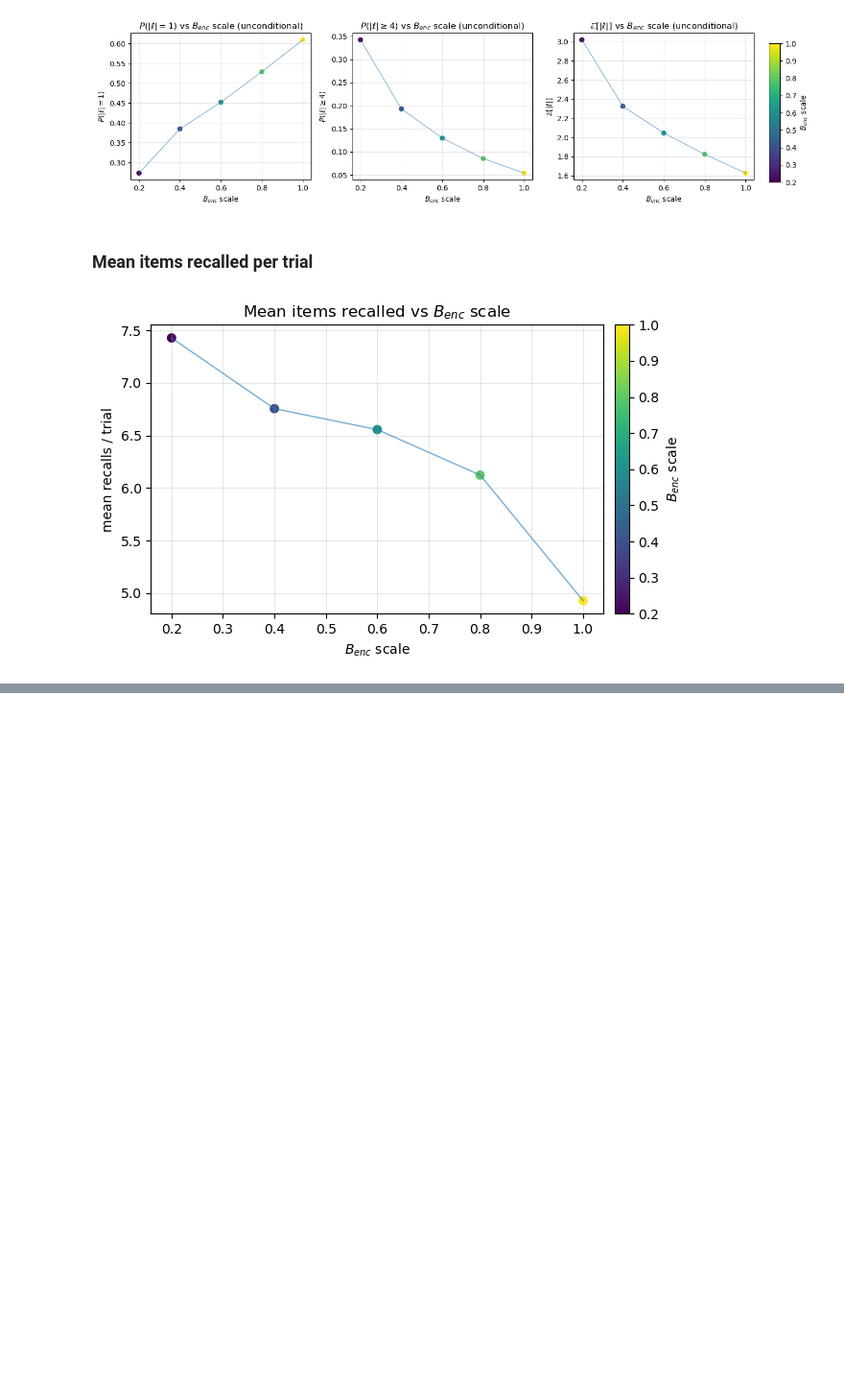
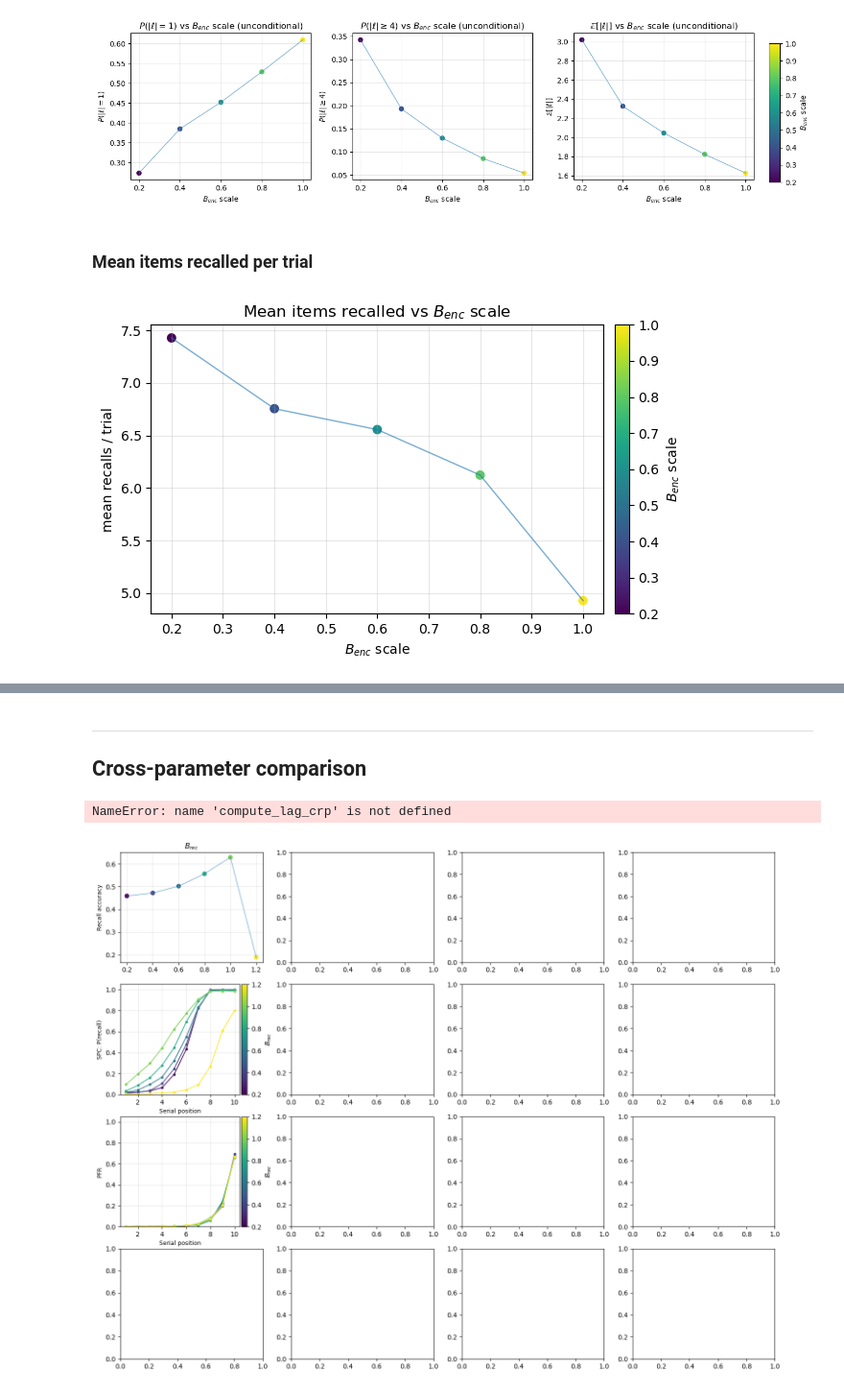
Before and after one commit to beaverjuly/PTSD_MemorySegmentation, a Jupyter notebook: external/CMR_SEM/CMR_multiParameterSweep/behavioral_metrics.ipynb, the cells around one changed output, grey strips where cells are left out. Shown at 96% size. Cells and saved outputs as stored; diff of their text form; code cells hidden in the pictures; blank space fills up the shorter version.

```diff
--- a/external/CMR_SEM/CMR_multiParameterSweep/behavioral_metrics.ipynb
+++ b/external/CMR_SEM/CMR_multiParameterSweep/behavioral_metrics.ipynb
@@ -294,0 +292,78 @@ $P(|\ell|\!=\!1)$, $P(|\ell|\!\geq\!4)$, $\mathbb{E}[|\ell|]$.
+# %% [markdown]
+---
+## Cross-parameter comparison
+# %%
+sweeps = [
+    (sweep_B_rec,       B_rec_grid,        r"$B_{rec}$"),
+    (sweep_gamma_fc,    gamma_fc_grid,     r"$\gamma_{fc}$"),
+    (sweep_eta,         eta_grid,          r"$\eta$"),
+    (sweep_B_enc_scale, B_encD_scale_grid, r"$B_{enc}$ scale"),
+]
+
+fig, axs = plt.subplots(4, 4, figsize=(18, 14), sharex=False)  # 4 rows × 4 sweeps
+# rows: accuracy, SPC, PFR, lag-CRP
+
+for col, (sweep_res, grid, label) in enumerate(sweeps):
+    grid = np.asarray(grid, float)
+    colors, norm, cmap = make_sweep_colors(grid, cmap_name="viridis")
+
+    # --- row 0: recall accuracy (scalar vs param) ---
+    ax = axs[0, col]
+    y = np.array([recall_accuracy(_get_sweep_entry(sweep_res, v)["recall_sims"], N=N, unique=True)
+                  for v in grid], float)
+    line_with_colored_points(ax, grid, y, colors)
+    ax.set_title(label, fontsize=11)
+    if col == 0:
+        ax.set_ylabel("Recall accuracy", fontsize=9)
+    ax.grid(alpha=0.3)
+
+    # --- row 1: SPC curves (serial position on x) ---
+    ax = axs[1, col]
+    serial = np.arange(1, N+1)
+    for v, c in zip(grid, colors):
+        spc = _get_sweep_entry(sweep_res, v)["SPC"]
+        ax.plot(serial, spc, color=c, marker="o", lw=1.2, ms=3)
+    if col == 0:
+        ax.set_ylabel("SPC: P(recall)", fontsize=9)
+    ax.set_xlabel("Serial position", fontsize=9)
+    ax.set_ylim(0, 1.05)
+    ax.grid(alpha=0.3)
+    sm = mpl.cm.ScalarMappable(norm=norm, cmap=cmap); sm.set_array([])
+    fig.colorbar(sm, ax=ax, pad=0.01).set_label(label)
+
+    # --- row 2: PFR curves (serial position on x) ---
+    ax = axs[2, col]
+    for v, c in zip(grid, colors):
+        pfr = _get_sweep_entry(sweep_res, v)["PFR"]
+        ax.plot(serial, pfr, color=c, marker="o", lw=1.2, ms=3)
+    if col == 0:
+        ax.set_ylabel("PFR", fontsize=9)
+    ax.set_xlabel("Serial position", fontsize=9)
+    ax.set_ylim(0, 1.05)
+    ax.grid(alpha=0.3)
+    sm = mpl.cm.ScalarMappable(norm=norm, cmap=cmap); sm.set_array([])
+    fig.colorbar(sm, ax=ax, pad=0.01).set_label(label)
+
+    # --- row 3: lag-CRP curves (lag on x) ---
+    ax = axs[3, col]
+    for v, c in zip(grid, colors):
+        rs = _get_sweep_entry(sweep_res, v)["recall_sims"]
+        lags, crp = compute_lag_crp(rs, N)
+        neg = lags < 0
+        pos = lags > 0
+        ax.plot(lags[neg], crp[neg], color=c, marker="o", lw=1.2, ms=3)
+        ax.plot(lags[pos], crp[pos], color=c, marker="o", lw=1.2, ms=3)
+    ax.axvline(0, color="gray", ls="--", alpha=0.5)
+    if col == 0:
+        ax.set_ylabel("lag-CRP", fontsize=9)
+    ax.set_xlabel("Lag (next − current)", fontsize=9)
+    ax.grid(alpha=0.3)
+    sm = mpl.cm.ScalarMappable(norm=norm, cmap=cmap); sm.set_array([])
+    fig.colorbar(sm, ax=ax, pad=0.01).set_label(label)
+
+fig.suptitle("Core behavioral curves across parameter sweeps", fontsize=13, y=1.01)
+fig.tight_layout()
+plt.show()
+# %% [output]
+NameError: name 'compute_lag_crp' is not defined
+[figure, added]
```
Also changed, not shown: parts of 6 cells of this notebook, 1 other file.
